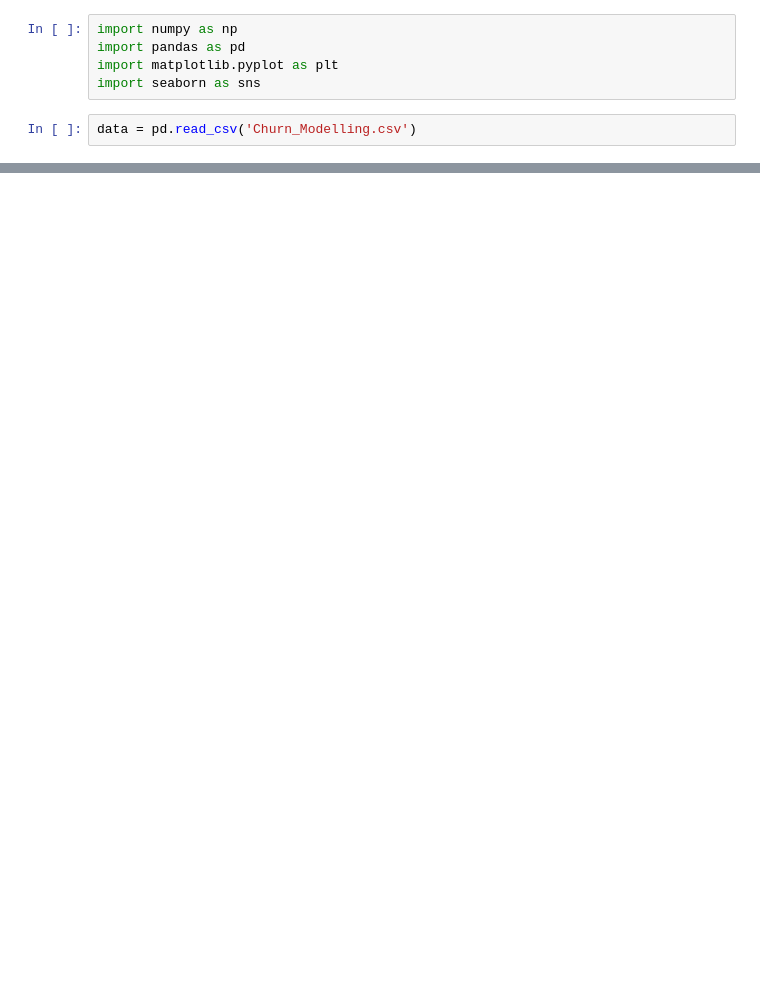
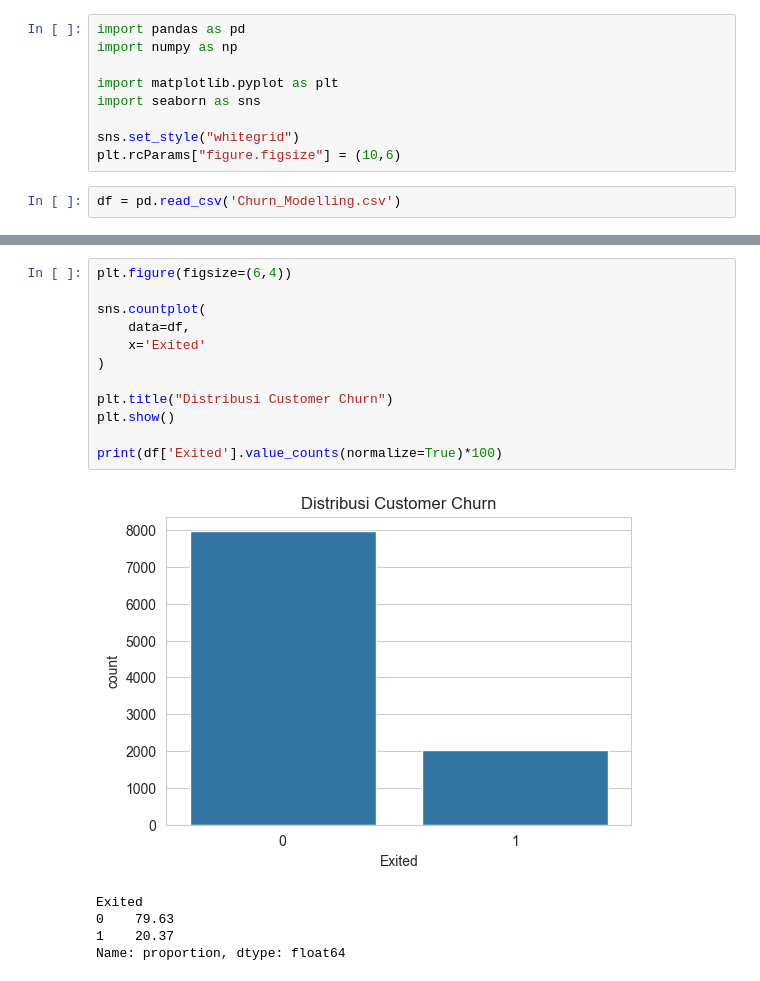
Before and after one commit to kimithora/Tubes-Struktur-Data-Algoritma, a Jupyter notebook: EDAstd.IPYNB, the cells around one changed output, grey strips where cells are left out. Cells and saved outputs as stored; diff of their text form; blank space fills up the shorter version.

```diff
--- a/EDAstd.IPYNB
+++ b/EDAstd.IPYNB
@@ -1,7 +3,11 @@
 # %%
+import pandas as pd
 import numpy as np
-import pandas as pd
+
 import matplotlib.pyplot as plt
 import seaborn as sns
+
+sns.set_style("whitegrid")
+plt.rcParams["figure.figsize"] = (10,6)
 # %%
-data = pd.read_csv('Churn_Modelling.csv')
+df = pd.read_csv('Churn_Modelling.csv')
@@ -68,0 +77,18 @@ dtype: float64
+# %%
+plt.figure(figsize=(6,4))
+
+sns.countplot(
+    data=df,
+    x='Exited'
+)
+
+plt.title("Distribusi Customer Churn")
+plt.show()
+
+print(df['Exited'].value_counts(normalize=True)*100)
+# %% [output]
+[figure, added]
+Exited
+0    79.63
+1    20.37
+Name: proportion, dtype: float64
```
Also changed, not shown: parts of 28 cells of this notebook, 3 other files.
